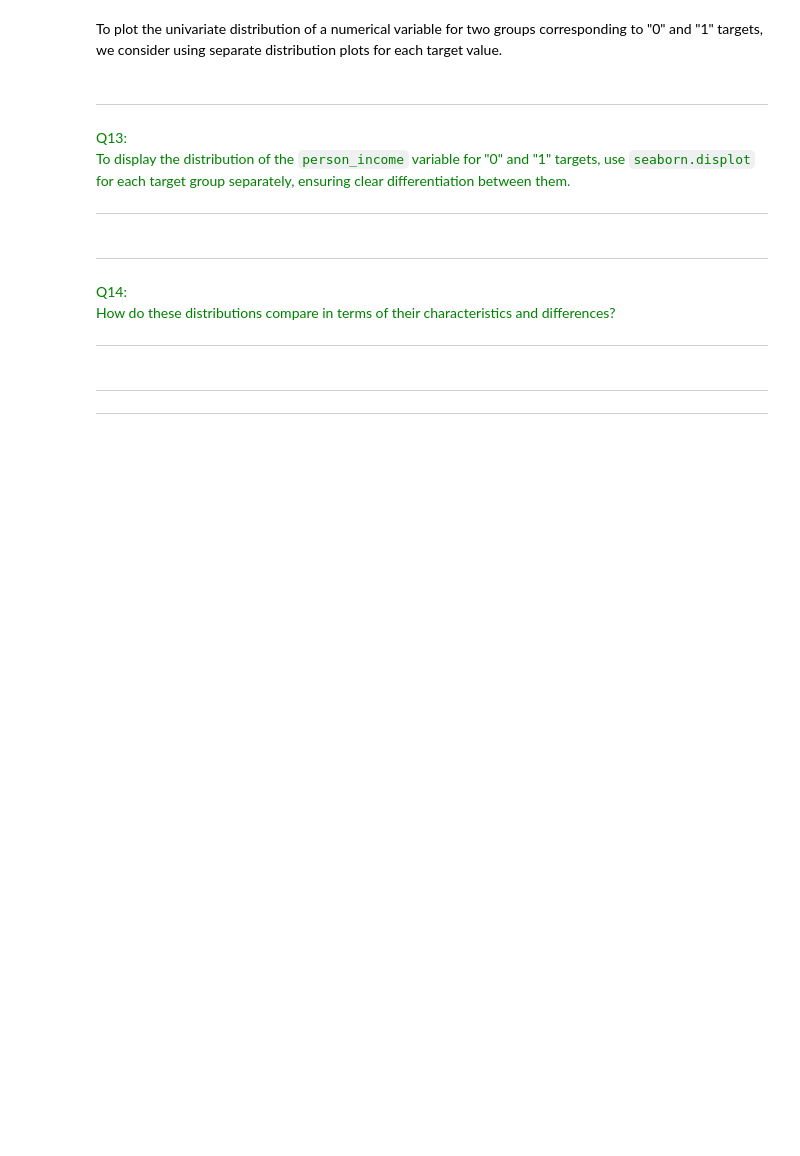
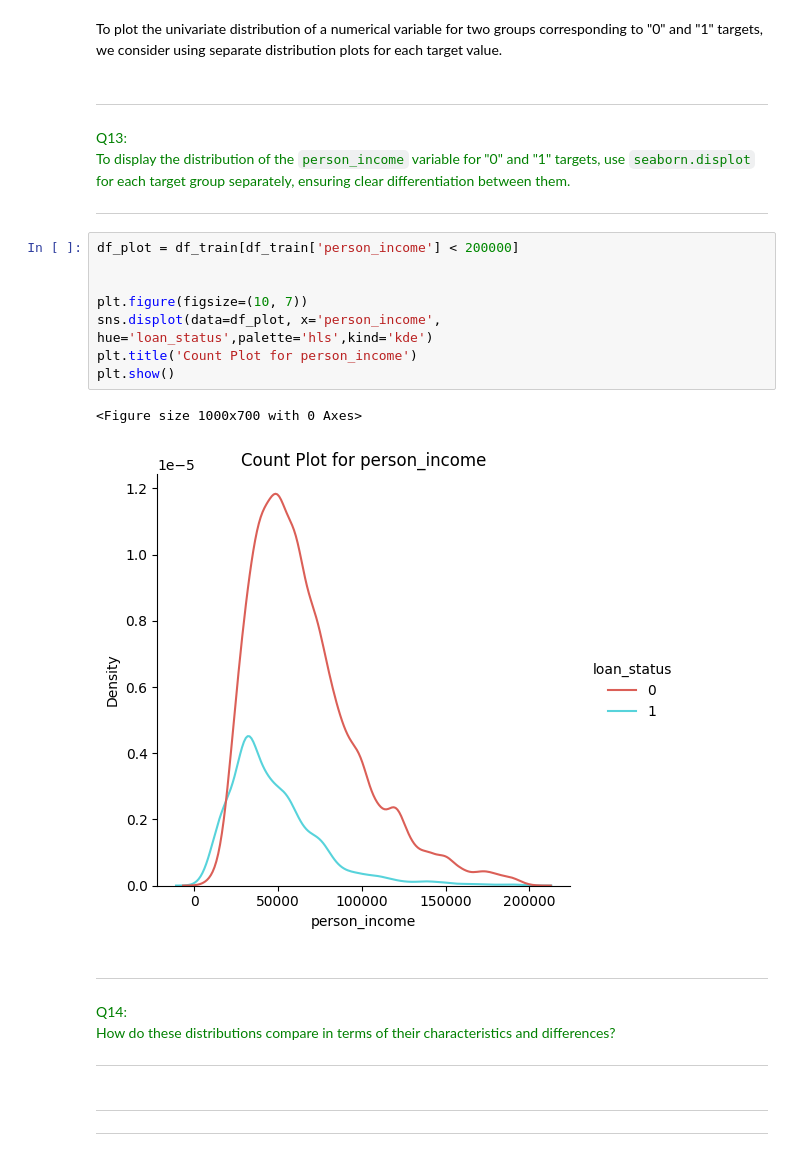
Before and after one commit to lilliaaaaa/Python-ml, a Jupyter notebook: Programming_Sessions/Programming_Session_2/Programming_Session_2.ipynb, the cells around one changed output. Saved outputs shown, nothing was run; the diff lists cells and outputs as text; blank space fills up the shorter version.

```diff
--- a/Programming_Sessions/Programming_Session_2/Programming_Session_2.ipynb
+++ b/Programming_Sessions/Programming_Session_2/Programming_Session_2.ipynb
@@ -330,6 +363,17 @@ To display the distribution of the `person_income` variable for "0" and "1" targ
 </font>
 
 ---
+# %%
+df_plot = df_train[df_train['person_income'] < 200000]
+
+
+plt.figure(figsize=(10, 7))
+sns.displot(data=df_plot, x='person_income', hue='loan_status',palette='hls',kind='kde')
+plt.title('Count Plot for person_income')
+plt.show()
+# %% [output]
+<Figure size 1000x700 with 0 Axes>
+[figure, added]
 # %% [markdown]
 ---
 <font color=green>Q14:</font>
```
Also changed, not shown: parts of 22 cells of this notebook.
